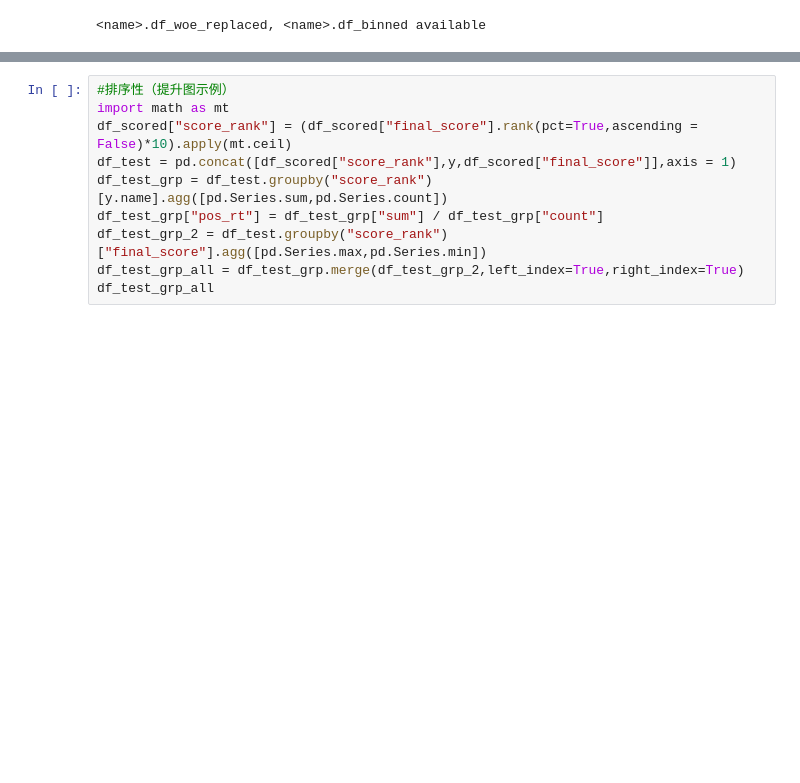
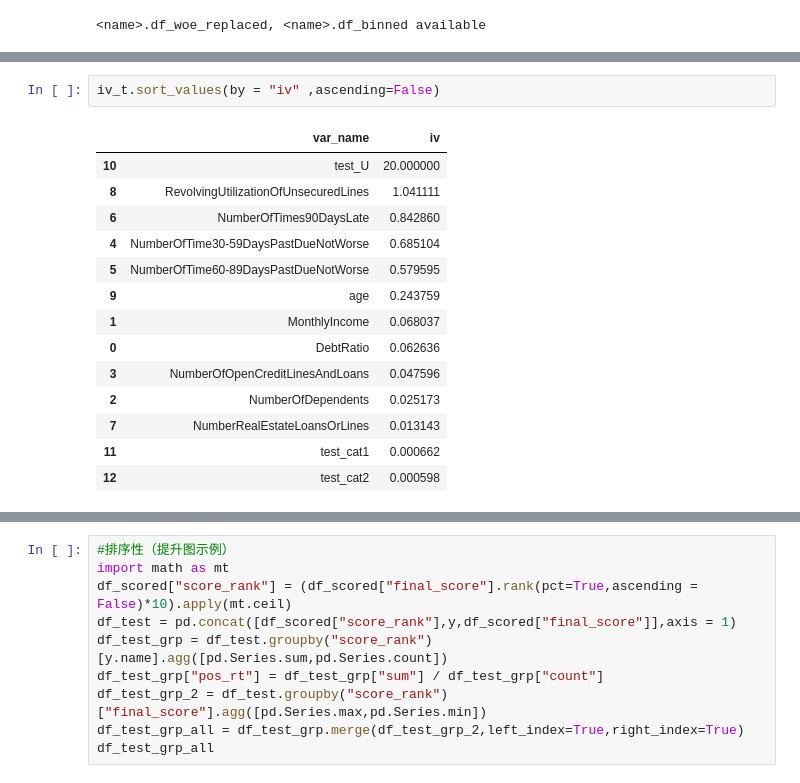
Before and after one commit to fycoopery/fy_scorecard, a Jupyter notebook: test_notebook/fy_scorecard_test.ipynb, the cells around one changed output, grey strips where cells are left out. Cells and saved outputs as stored; diff of their text form; blank space fills up the shorter version.

```diff
--- a/test_notebook/fy_scorecard_test.ipynb
+++ b/test_notebook/fy_scorecard_test.ipynb
@@ -261,0 +127,17 @@ auc_test =  skmetric.auc(fpr_test, tpr_test)
+# %%
+iv_t.sort_values(by = "iv" ,ascending=False)
+# %% [output]
+|  | var_name | iv |
+| 10 | test_U | 20.000000 |
+| 8 | RevolvingUtilizationOfUnsecuredLines | 1.041111 |
+| 6 | NumberOfTimes90DaysLate | 0.842860 |
+| 4 | NumberOfTime30-59DaysPastDueNotWorse | 0.685104 |
+| 5 | NumberOfTime60-89DaysPastDueNotWorse | 0.579595 |
+| 9 | age | 0.243759 |
+| 1 | MonthlyIncome | 0.068037 |
+| 0 | DebtRatio | 0.062636 |
+| 3 | NumberOfOpenCreditLinesAndLoans | 0.047596 |
+| 2 | NumberOfDependents | 0.025173 |
+| 7 | NumberRealEstateLoansOrLines | 0.013143 |
+| 11 | test_cat1 | 0.000662 |
+| 12 | test_cat2 | 0.000598 |
```
Also changed, not shown: parts of 18 cells of this notebook, 1 other file.
